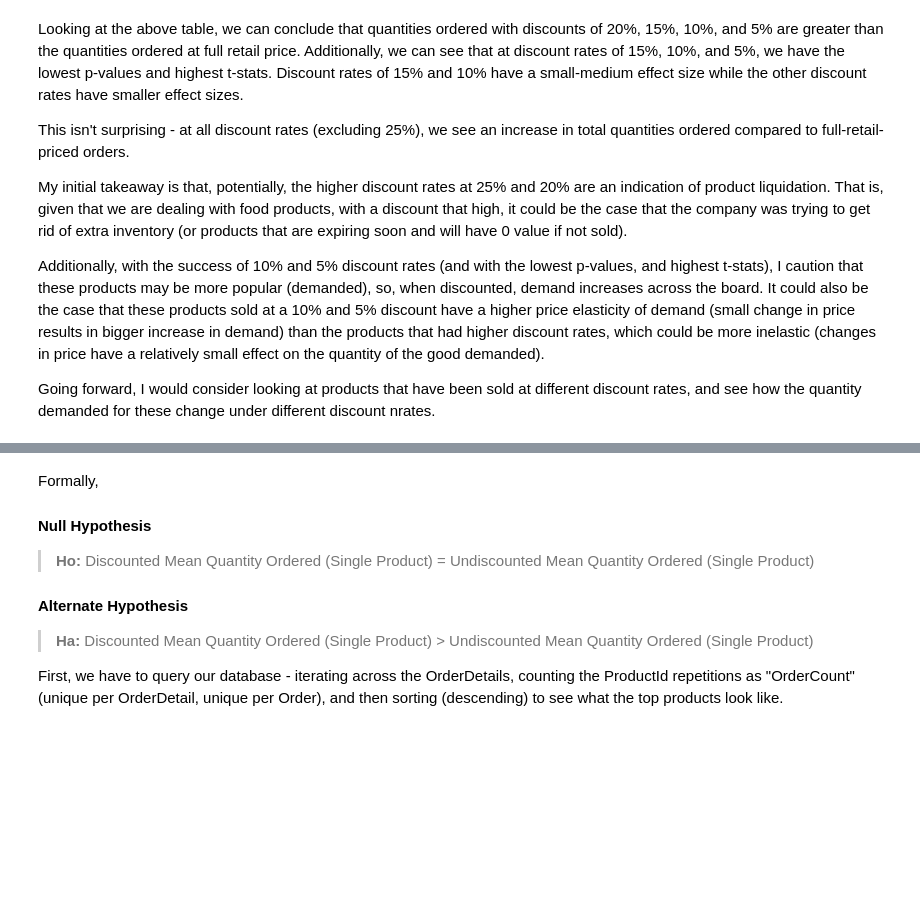
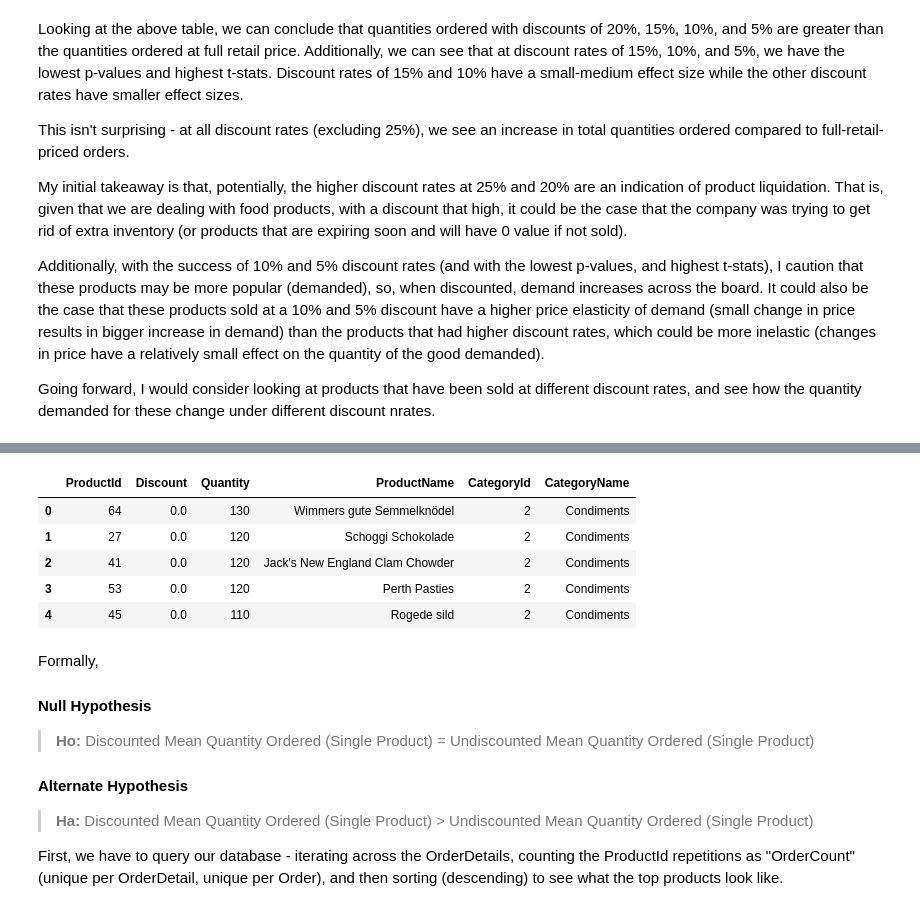
Before and after one commit to whitcrrd/dsc-2-final-project-online-ds-ft-021119, a Jupyter notebook: whitcraft-final.ipynb, the cells around one changed output, grey strips where cells are left out. Saved outputs shown, nothing was run; the diff lists cells and outputs as text; code cells hidden in the pictures; blank space fills up the shorter version.

```diff
--- a/whitcraft-final.ipynb
+++ b/whitcraft-final.ipynb
@@ -676,0 +848,4 @@ Going forward, I would consider looking at products that have been sold at diffe
+# %%
+x = query_undiscounted_category_quantity(2)
+x.head()
+# %% [output]
@@ -677,3 +856,9 @@ Going forward, I would consider looking at products that have been sold at diffe
+|  | ProductId | Discount | Quantity | ProductName | CategoryId | CategoryName |
+| 0 | 64 | 0.0 | 130 | Wimmers gute Semmelknödel | 2 | Condiments |
+| 1 | 27 | 0.0 | 120 | Schoggi Schokolade | 2 | Condiments |
+| 2 | 41 | 0.0 | 120 | Jack's New England Clam Chowder | 2 | Condiments |
+| 3 | 53 | 0.0 | 120 | Perth Pasties | 2 | Condiments |
+| 4 | 45 | 0.0 | 110 | Rogede sild | 2 | Condiments |
 # %% [markdown]
 Formally,
 
```
Also changed, not shown: parts of 16 cells of this notebook, 1 other file.
